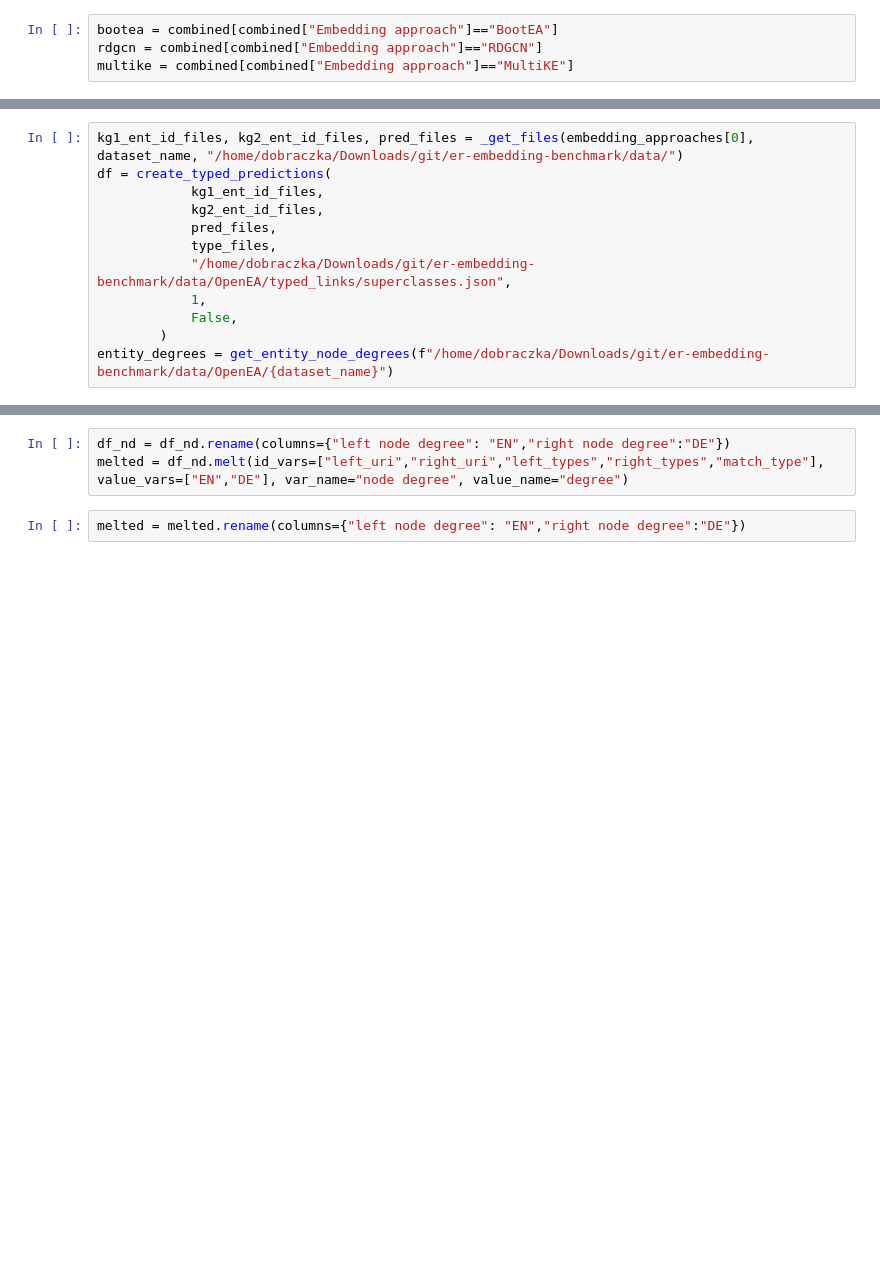
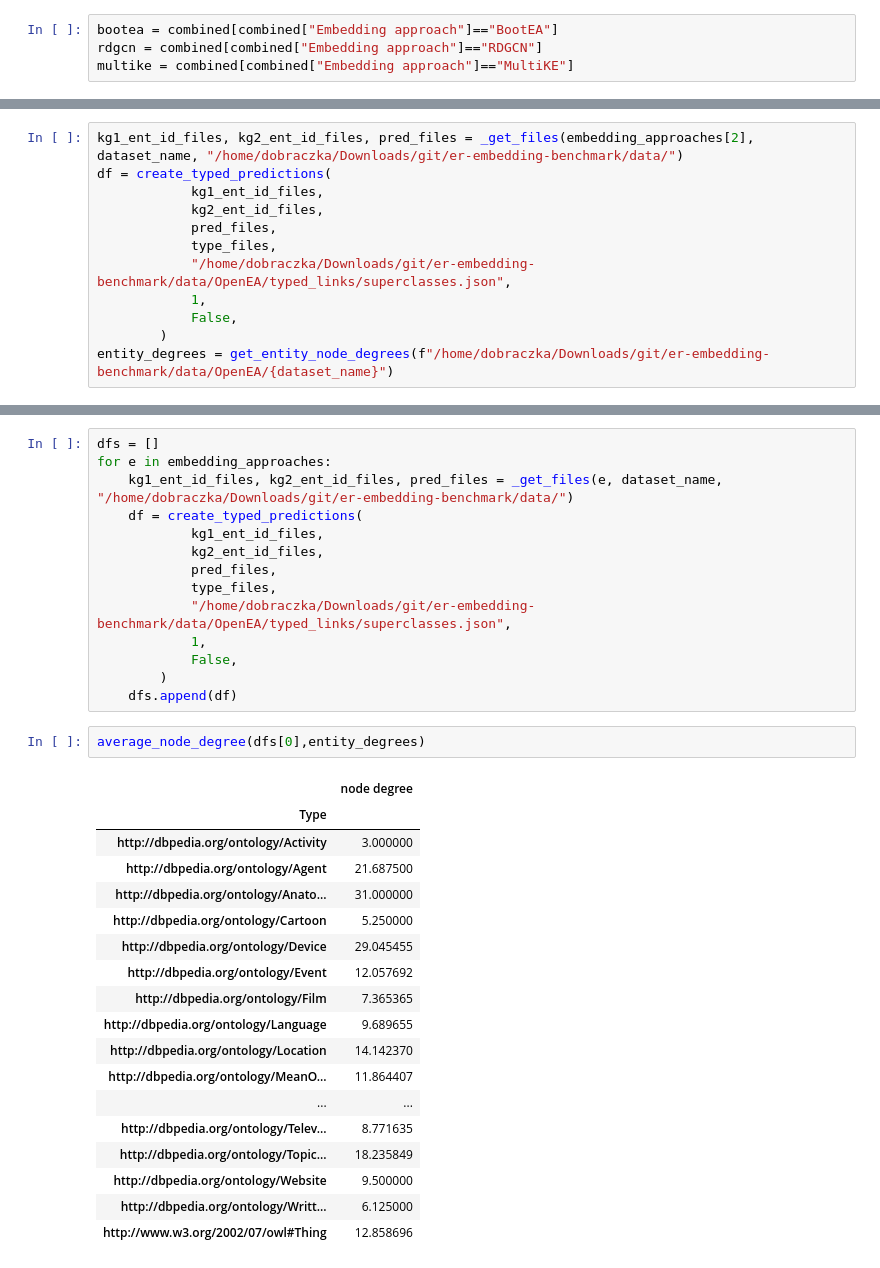
Before and after one commit to jonathanschuchart/eager, a Jupyter notebook: src/analysis/TypeAnalysis.ipynb, the cells around one changed output, grey strips where cells are left out. Drawn from its saved outputs; the diff is of its cells as text; blank space fills up the shorter version.

```diff
--- a/src/analysis/TypeAnalysis.ipynb
+++ b/src/analysis/TypeAnalysis.ipynb
@@ -67,5 +50,5 @@ sns.heatmap(combined[["fp rate","fn rate","avg node degree","rate of all"]].corr
 # %%
-kg1_ent_id_files, kg2_ent_id_files, pred_files = _get_files(embedding_approaches[0], dataset_name, "/home/dobraczka/Downloads/git/er-embedding-benchmark/data/")
+kg1_ent_id_files, kg2_ent_id_files, pred_files = _get_files(embedding_approaches[2], dataset_name, "/home/dobraczka/Downloads/git/er-embedding-benchmark/data/")
 df = create_typed_predictions(
             kg1_ent_id_files,
             kg2_ent_id_files,
@@ -117,5 +81,35 @@ df_nd
-# %%
-df_nd = df_nd.rename(columns={"left node degree": "EN","right node degree":"DE"})
-melted = df_nd.melt(id_vars=["left_uri","right_uri","left_types","right_types","match_type"], value_vars=["EN","DE"], var_name="node degree", value_name="degree")
-# %%
-melted = melted.rename(columns={"left node degree": "EN","right node degree":"DE"})
+# %%
+dfs = []
+for e in embedding_approaches:
+    kg1_ent_id_files, kg2_ent_id_files, pred_files = _get_files(e, dataset_name, "/home/dobraczka/Downloads/git/er-embedding-benchmark/data/")
+    df = create_typed_predictions(
+            kg1_ent_id_files,
+            kg2_ent_id_files,
+            pred_files,
+            type_files,
+            "/home/dobraczka/Downloads/git/er-embedding-benchmark/data/OpenEA/typed_links/superclasses.json",
+            1,
+            False,
+        )
+    dfs.append(df)
+# %%
+average_node_degree(dfs[0],entity_degrees)
+# %% [output]
+|  | node degree |
+| Type |  |
+| http://dbpedia.org/ontology/Activity | 3.000000 |
+| http://dbpedia.org/ontology/Agent | 21.687500 |
+| http://dbpedia.org/ontology/Anato... | 31.000000 |
+| http://dbpedia.org/ontology/Cartoon | 5.250000 |
+| http://dbpedia.org/ontology/Device | 29.045455 |
+| http://dbpedia.org/ontology/Event | 12.057692 |
+| http://dbpedia.org/ontology/Film | 7.365365 |
+| http://dbpedia.org/ontology/Language | 9.689655 |
+| http://dbpedia.org/ontology/Location | 14.142370 |
+| http://dbpedia.org/ontology/MeanO... | 11.864407 |
+| ... | ... |
+| http://dbpedia.org/ontology/Telev... | 8.771635 |
+| http://dbpedia.org/ontology/Topic... | 18.235849 |
+| http://dbpedia.org/ontology/Website | 9.500000 |
+| http://dbpedia.org/ontology/Writt... | 6.125000 |
+| http://www.w3.org/2002/07/owl#Thing | 12.858696 |
```
Also changed, not shown: parts of 27 cells of this notebook, 4 other files.
